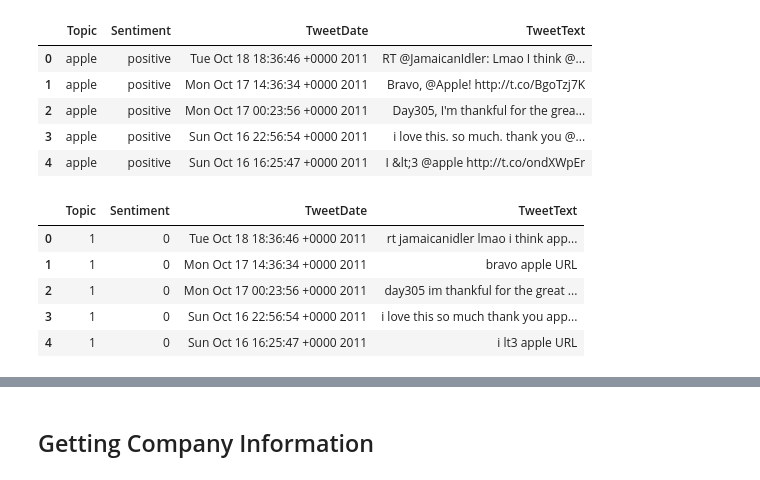
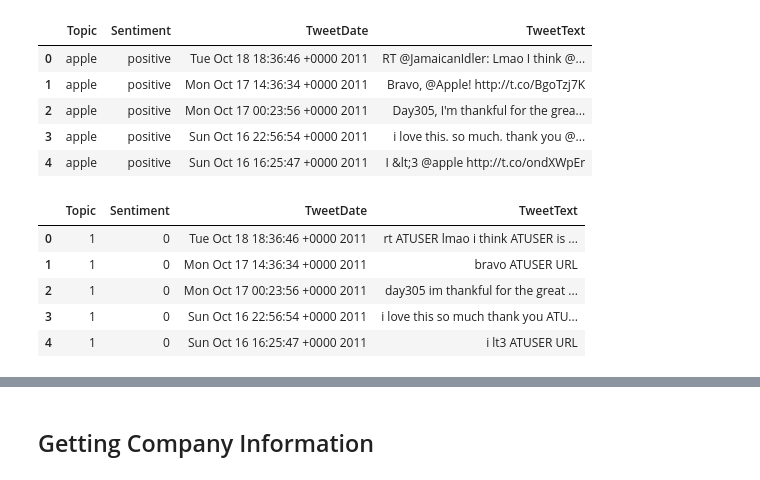
Before and after one commit to shivammehta007/NLPResearch, a Jupyter notebook: Tutorials/Natural Language Processing/SNA_Assignemnt.ipynb, the cells around one changed output, grey strips where cells are left out. Drawn from its saved outputs; the diff is of its cells as text; code cells hidden in the pictures.

Commit message:
Final Training File, Generated output will load it application, to check its working

```diff
--- a/Tutorials/Natural Language Processing/SNA_Assignemnt.ipynb
+++ b/Tutorials/Natural Language Processing/SNA_Assignemnt.ipynb
@@ -73,7 +72,8 @@ array(['positive', 'negative', 'neutral', 'irrelevant'], dtype=object)
 # %%
 class PreprocessingTweet:
 
-    def __init__(self):
+    def __init__(self, task='Sentiment'):
+        self.task = task
         self.sentiment_dict = {'positive' : 0,
                  'negative' : 1,
                  'neutral' : 2,
@@ -89,7 +89,8 @@ class PreprocessingTweet:
         for tweet in tweets:
             tweet = tweet.lower() # convert text to lower-case
             tweet = re.sub('((www\.[^\s]+)|(https?://[^\s]+))', 'URL', tweet) # remove URLs
-            # tweet = re.sub('@[^\s]+', 'AT_USER', tweet) # remove usernames
+            if self.task == 'Sentiment':
+                tweet = re.sub('@[^\s]+', 'AT_USER', tweet) # remove usernames
             tweet = re.sub(r'#([^\s]+)', r'\1', tweet) # remove the # in #hashtag
             tweet = ''.join([i for i in tweet if i not in punctuation])
             tweet = ' '.join(word_tokenize(tweet))
@@ -112,3 +110,0 @@ preprocessor = PreprocessingTweet()
-# %%
-train_data_pd = preprocessor.fit(train_data_pd)
-test_data_pd = preprocessor.fit(test_data_pd)
@@ -129,2 +111,7 @@ TWEET_REVERSE = data.ReversibleField(sequential=True, lower=True, include_length
 # %% [markdown]
 # For Sentimental Analysis
+# %%
+preprocessor_sentiment = PreprocessingTweet(task='Sentiment')
+# %%
+train_data_sentiment_pd = preprocessor_sentiment.fit(train_data_pd)
+test_data_sentiment_pd = preprocessor_sentiment.fit(test_data_pd)
@@ -467,12 +444,12 @@ test_frame.head()
 | 3 | apple | positive | Sun Oct 16 22:56:54 +0000 2011 | i love this. so much. thank you @... |
 | 4 | apple | positive | Sun Oct 16 16:25:47 +0000 2011 | I &lt;3 @apple http://t.co/ondXWpEr |
 # %%
-test_frame = preprocessor.fit(test_frame)
+test_frame = preprocessor_sentiment.fit(test_frame)
 test_frame.head()
 # %% [output]
 |  | Topic | Sentiment | TweetDate | TweetText |
-| 0 | 1 | 0 | Tue Oct 18 18:36:46 +0000 2011 | rt jamaicanidler lmao i think app... |
-| 1 | 1 | 0 | Mon Oct 17 14:36:34 +0000 2011 | bravo apple URL |
+| 0 | 1 | 0 | Tue Oct 18 18:36:46 +0000 2011 | rt ATUSER lmao i think ATUSER is ... |
+| 1 | 1 | 0 | Mon Oct 17 14:36:34 +0000 2011 | bravo ATUSER URL |
 | 2 | 1 | 0 | Mon Oct 17 00:23:56 +0000 2011 | day305 im thankful for the great ... |
-| 3 | 1 | 0 | Sun Oct 16 22:56:54 +0000 2011 | i love this so much thank you app... |
-| 4 | 1 | 0 | Sun Oct 16 16:25:47 +0000 2011 | i lt3 apple URL |
+| 3 | 1 | 0 | Sun Oct 16 22:56:54 +0000 2011 | i love this so much thank you ATU... |
+| 4 | 1 | 0 | Sun Oct 16 16:25:47 +0000 2011 | i lt3 ATUSER URL |
```
Also changed, not shown: parts of 40 cells of this notebook.
